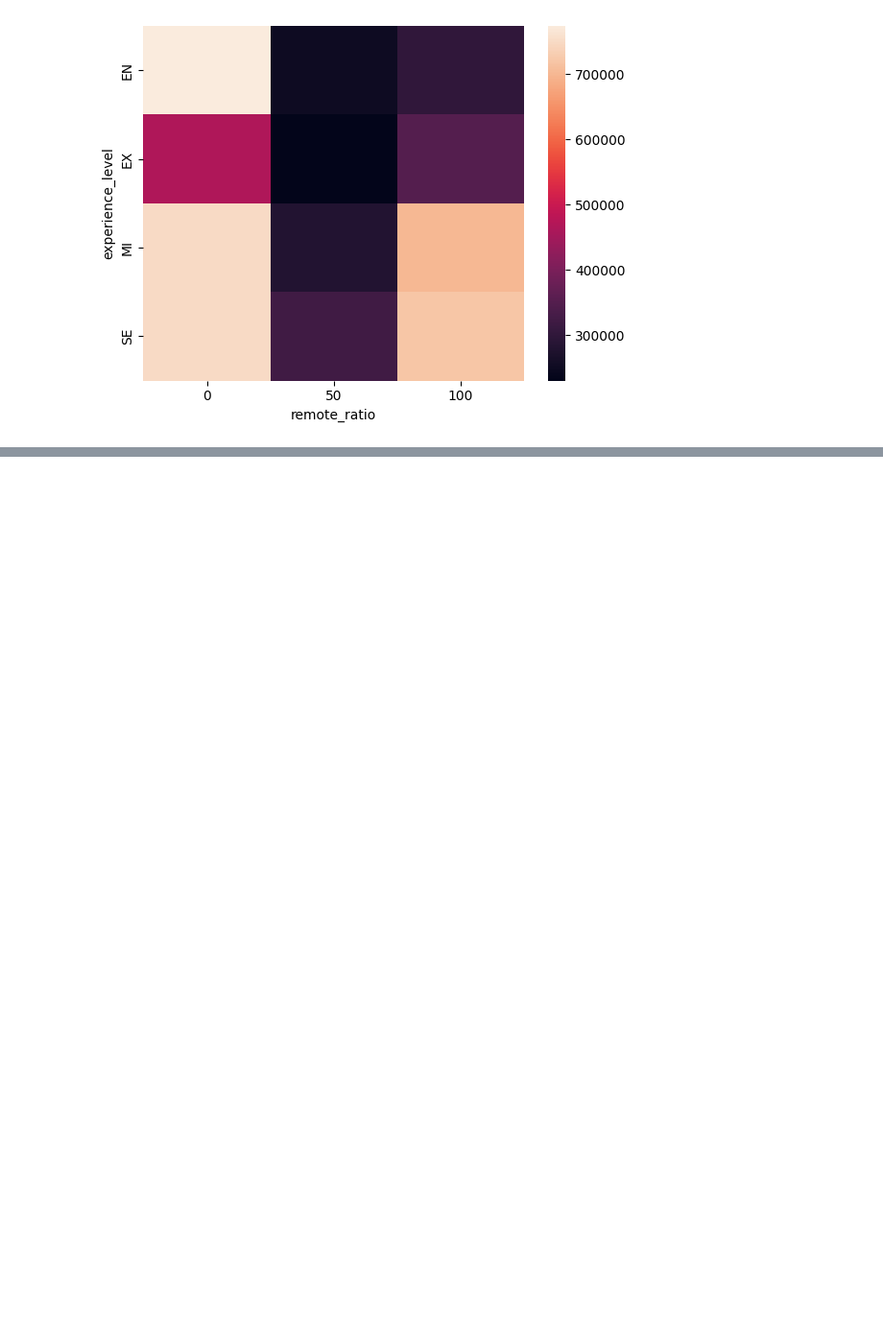
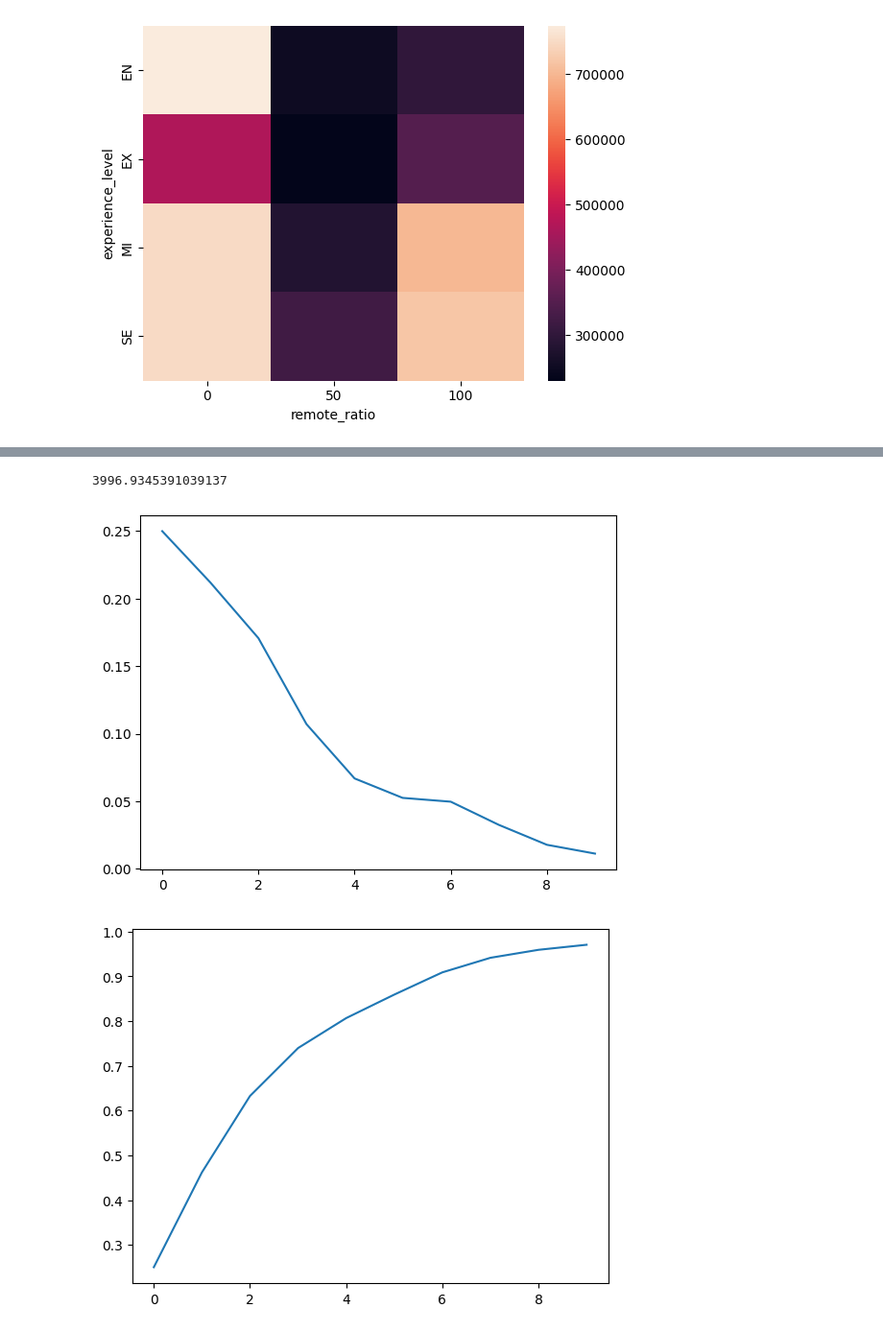
Before and after one commit to LLM-FRIENDS/dream-salary, a Jupyter notebook: data-engineering-salary/test.ipynb, the cells around one changed output, grey strips where cells are left out. Shown at 96% size. Cells and saved outputs as stored; diff of their text form; code cells hidden in the pictures; blank space fills up the shorter version.

```diff
--- a/data-engineering-salary/test.ipynb
+++ b/data-engineering-salary/test.ipynb
@@ -113,0 +164,5 @@ plt.show()
+# %%
+df_filtered.drop('salary_currency',axis=1,inplace=True)
+df_filtered.drop('job_title',axis=1,inplace=True)
+df_filtered=df_filtered.groupby("company_location").filter(lambda x: len(x)>50)
+df_filtered=df_filtered.reset_index(drop=True)
@@ -113,0 +184,7 @@ plt.show()
+# %%
+categorical_columns=['work_year', 'experience_level', 'employment_type','employee_residence', 'remote_ratio','company_location', 'company_size']
+# %%
+#one hot encoding
+df_filtered=pd.get_dummies(df_filtered,columns=categorical_columns)
+
+df_filtered.head()
@@ -113,0 +199,3 @@ plt.show()
+# %%
+x=df_filtered.drop("salary",axis=1)
+y=df_filtered["salary"]
@@ -113,0 +265,24 @@ plt.show()
+# %%
+#apply dimensionality reduction
+from sklearn.decomposition import PCA
+pca=PCA(n_components=10)
+x_pca=pca.fit_transform(x)
+
+x_train_pca,x_test_pca,y_train_pca,y_test_pca=train_test_split(x_pca,y,test_size=0.2,random_state=42)
+
+model_pca=RandomForestRegressor()
+model_pca.fit(x_train_pca,y_train_pca)
+y_pred_pca=model_pca.predict(x_test_pca)
+print(mean_squared_error(y_test_pca,y_pred_pca))
+
+#plot the explained variance
+plt.plot(pca.explained_variance_ratio_)
+plt.show()
+
+#plot the cumulative explained variance
+plt.plot(np.cumsum(pca.explained_variance_ratio_))
+plt.show()
+# %% [output]
+3996.9345391039137
+[figure, added]
+[figure, added]
```
Also changed, not shown: parts of 25 cells of this notebook.
